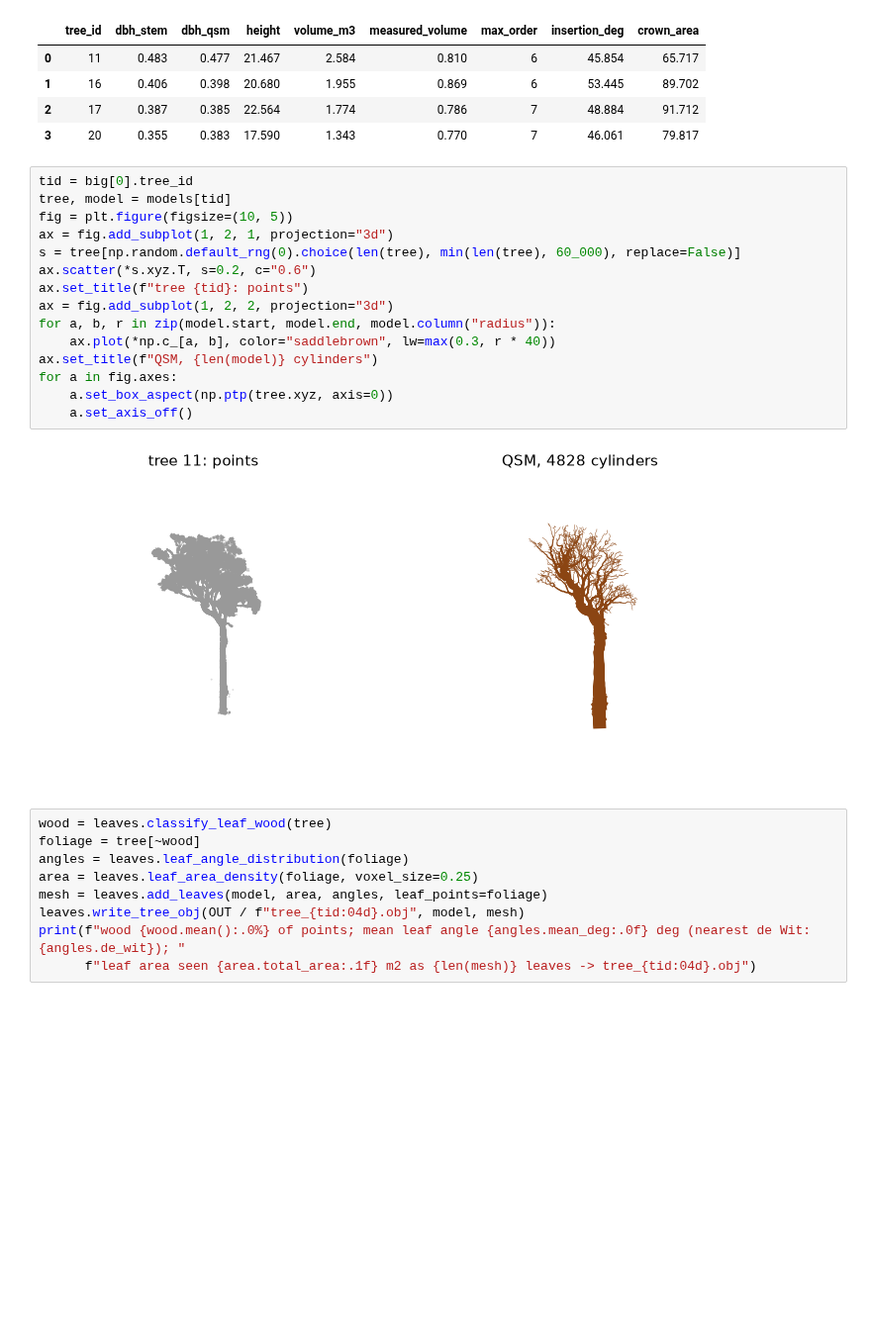
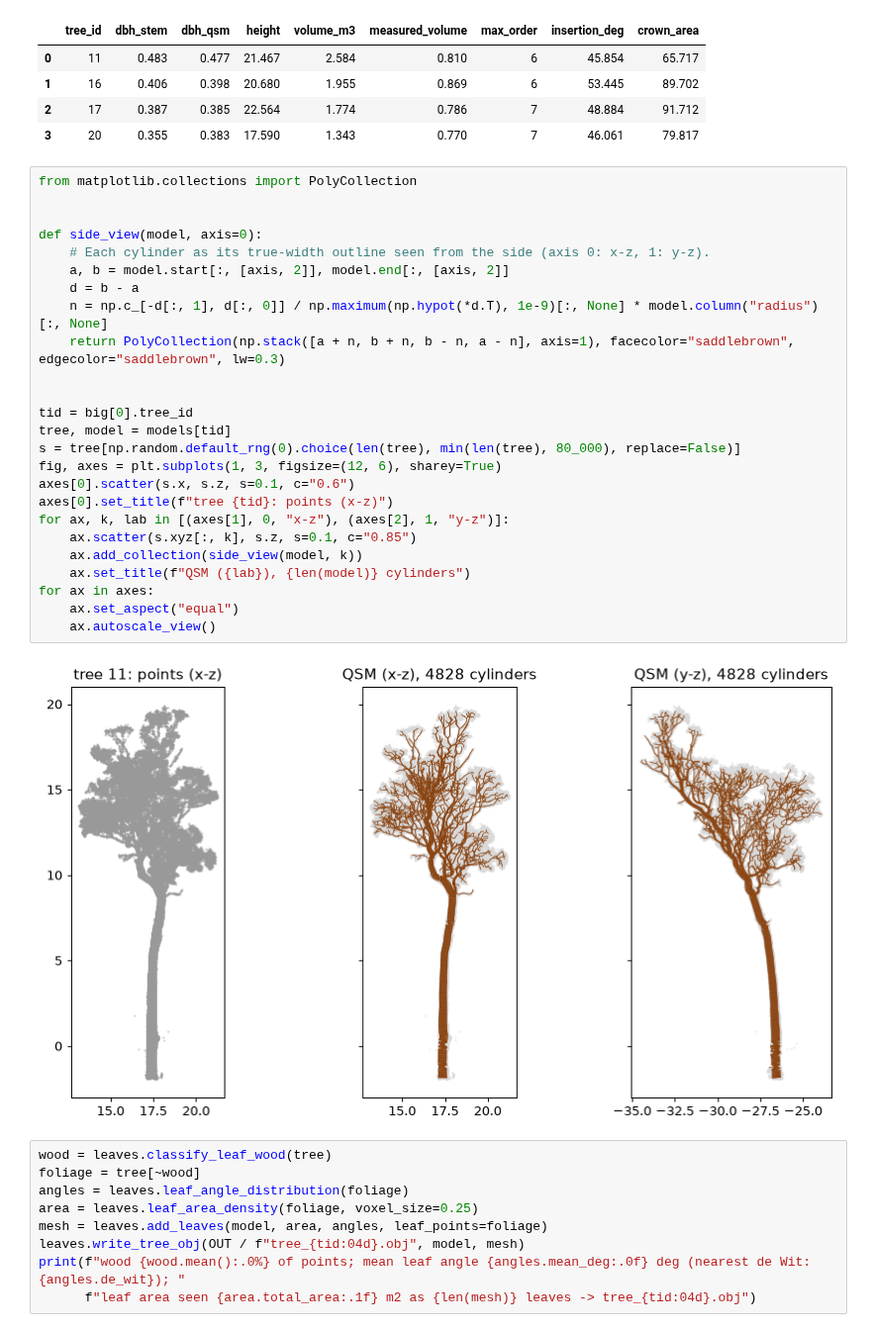
Before and after one commit to UQ-EORC/Sylva, a Jupyter notebook: docs/examples/10_riscan_pipeline.ipynb, the cells around one changed output. Shown at 99% size. Drawn from its saved outputs; the diff is of its cells as text; blank space fills up the shorter version.

```diff
--- a/docs/examples/10_riscan_pipeline.ipynb
+++ b/docs/examples/10_riscan_pipeline.ipynb
@@ -387,23 +387,33 @@ pd.DataFrame(rows).round(3)
 | 1 | 16 | 0.406 | 0.398 | 20.680 | 1.955 | 0.869 | 6 | 53.445 | 89.702 |
 | 2 | 17 | 0.387 | 0.385 | 22.564 | 1.774 | 0.786 | 7 | 48.884 | 91.712 |
 | 3 | 20 | 0.355 | 0.383 | 17.590 | 1.343 | 0.770 | 7 | 46.061 | 79.817 |
-# %%
-tid = big[0].tree_id
-tree, model = models[tid]
-fig = plt.figure(figsize=(10, 5))
-ax = fig.add_subplot(1, 2, 1, projection="3d")
-s = tree[np.random.default_rng(0).choice(len(tree), min(len(tree), 60_000), replace=False)]
-ax.scatter(*s.xyz.T, s=0.2, c="0.6")
-ax.set_title(f"tree {tid}: points")
-ax = fig.add_subplot(1, 2, 2, projection="3d")
-for a, b, r in zip(model.start, model.end, model.column("radius")):
-    ax.plot(*np.c_[a, b], color="saddlebrown", lw=max(0.3, r * 40))
-ax.set_title(f"QSM, {len(model)} cylinders")
-for a in fig.axes:
-    a.set_box_aspect(np.ptp(tree.xyz, axis=0))
-    a.set_axis_off()
-# %% [output]
-[figure, removed]
+# %%
+from matplotlib.collections import PolyCollection
+
+
+def side_view(model, axis=0):
+    # Each cylinder as its true-width outline seen from the side (axis 0: x-z, 1: y-z).
+    a, b = model.start[:, [axis, 2]], model.end[:, [axis, 2]]
+    d = b - a
+    n = np.c_[-d[:, 1], d[:, 0]] / np.maximum(np.hypot(*d.T), 1e-9)[:, None] * model.column("radius")[:, None]
+    return PolyCollection(np.stack([a + n, b + n, b - n, a - n], axis=1), facecolor="saddlebrown", edgecolor="saddlebrown", lw=0.3)
+
+
+tid = big[0].tree_id
+tree, model = models[tid]
+s = tree[np.random.default_rng(0).choice(len(tree), min(len(tree), 80_000), replace=False)]
+fig, axes = plt.subplots(1, 3, figsize=(12, 6), sharey=True)
+axes[0].scatter(s.x, s.z, s=0.1, c="0.6")
+axes[0].set_title(f"tree {tid}: points (x-z)")
+for ax, k, lab in [(axes[1], 0, "x-z"), (axes[2], 1, "y-z")]:
+    ax.scatter(s.xyz[:, k], s.z, s=0.1, c="0.85")
+    ax.add_collection(side_view(model, k))
+    ax.set_title(f"QSM ({lab}), {len(model)} cylinders")
+for ax in axes:
+    ax.set_aspect("equal")
+    ax.autoscale_view()
+# %% [output]
+[figure, added]
 # %%
 wood = leaves.classify_leaf_wood(tree)
 foliage = tree[~wood]
```
Also changed, not shown: parts of 4 cells of this notebook, 3 other files.
